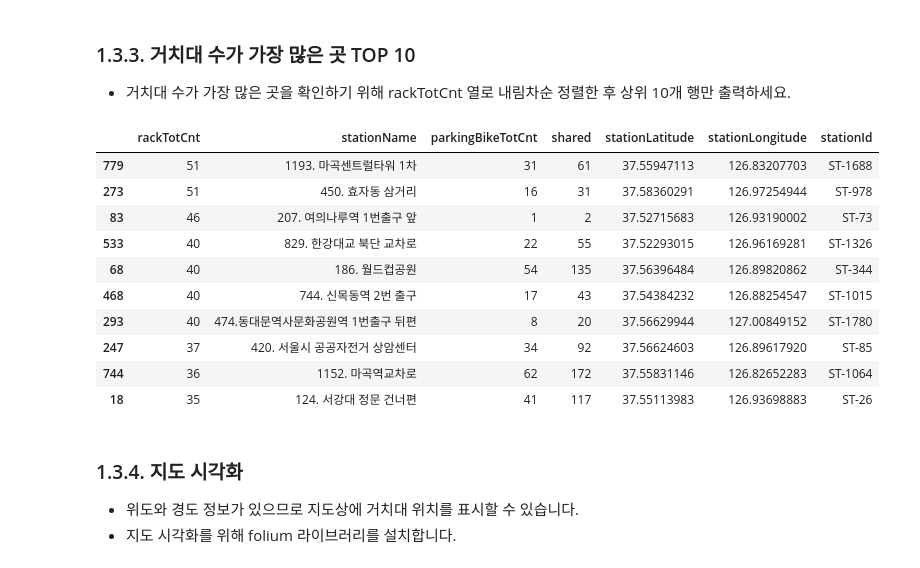
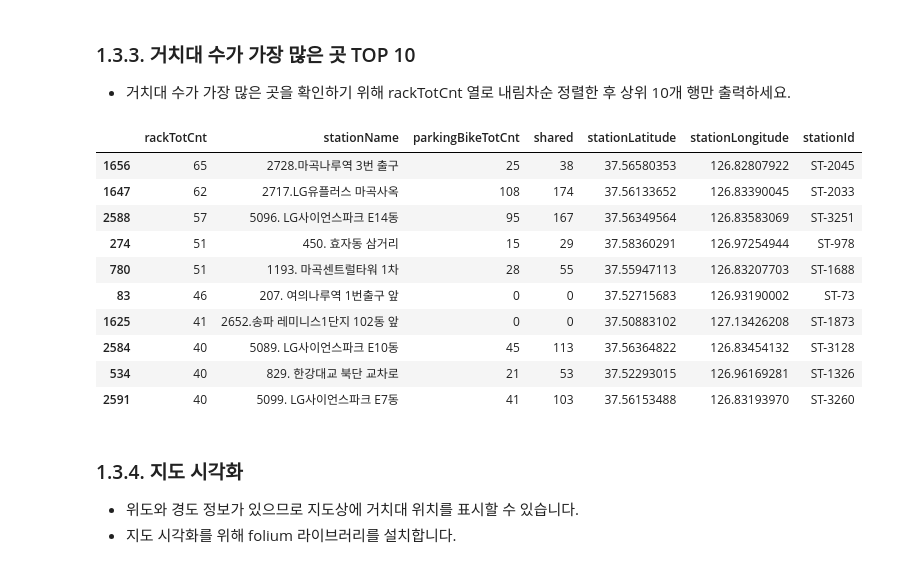
Before and after one commit to jexists/sk_network, a Jupyter notebook: 04.data_collection/50_실습_1/실습01_데이터수집_OpenAPI활용.ipynb, the cells around one changed output. Drawn from its saved outputs; the diff is of its cells as text; code cells hidden in the pictures.

```diff
--- a/04.data_collection/50_실습_1/실습01_데이터수집_OpenAPI활용.ipynb
+++ b/04.data_collection/50_실습_1/실습01_데이터수집_OpenAPI활용.ipynb
@@ -62,19 +62,24 @@ end = 1000
 result = []
 while True:
 
-  start += 1000
-  end += 1000
-
   url = f'http://openapi.seoul.go.kr:8088/{key}/{res_type}/bikeList/{start}/{end}'
   response = urllib.request.urlopen(url)
   json_str = response.read().decode('utf-8')
   # print(json_str)
   json_object = json.loads(json_str)
-  bike = pd.json_normalize(json_object['rentBikeStatus']['row'])
-  result.append(bike)
+  # bike = pd.json_normalize(json_object['rentBikeStatus']['row'])
+  # result.append(bike)
+  result.extend(json_object['rentBikeStatus']['row'])
+
+  print(len(json_object['rentBikeStatus']['row']))
 
   # print(json_object['rentBikeStatus']['list_total_count'])
   if int(json_object['rentBikeStatus']['list_total_count']) < 1000:
     break
-print(result.info())
+
+  start += 1000
+  end += 1000
+final = pd.json_normalize(result)
+print(len(result))
+print(final.info())
 # %% [output]
@@ -134,7 +193,7 @@ memory usage: 54.8 KB
 - 구문 예) df['Money'].astype('int')
 # %%
 # 분석을 위해 승하차 인원 컬럼을 숫자형으로 변환
-bike[['rackTotCnt', 'parkingBikeTotCnt', 'shared']] = bike[['rackTotCnt', 'parkingBikeTotCnt', 'shared']].astype(int)
+final[['rackTotCnt', 'parkingBikeTotCnt', 'shared']] = final[['rackTotCnt', 'parkingBikeTotCnt', 'shared']].astype(int)
 # %% [markdown]
 - 결과를 확인합니다.
 # %%
@@ -185,20 +244,20 @@ bike_guchi_top10
 
 - 거치대 수가 가장 많은 곳을 확인하기 위해 rackTotCnt 열로 내림차순 정렬한 후 상위 10개 행만 출력하세요.
 # %%
-bike_rack_top10 = bike.sort_values(by='rackTotCnt',ascending=False).head(10)
+bike_rack_top10 = final.sort_values(by='rackTotCnt',ascending=False).head(10)
 bike_rack_top10
 # %% [output]
 |  | rackTotCnt | stationName | parkingBikeTotCnt | shared | stationLatitude | stationLongitude | stationId |
-| 779 | 51 | 1193. 마곡센트럴타워 1차 | 31 | 61 | 37.55947113 | 126.83207703 | ST-1688 |
-| 273 | 51 | 450. 효자동 삼거리 | 16 | 31 | 37.58360291 | 126.97254944 | ST-978 |
-| 83 | 46 | 207. 여의나루역 1번출구 앞 | 1 | 2 | 37.52715683 | 126.93190002 | ST-73 |
-| 533 | 40 | 829. 한강대교 북단 교차로 | 22 | 55 | 37.52293015 | 126.96169281 | ST-1326 |
-| 68 | 40 | 186. 월드컵공원 | 54 | 135 | 37.56396484 | 126.89820862 | ST-344 |
-| 468 | 40 | 744. 신목동역 2번 출구 | 17 | 43 | 37.54384232 | 126.88254547 | ST-1015 |
-| 293 | 40 | 474.동대문역사문화공원역 1번출구 뒤편 | 8 | 20 | 37.56629944 | 127.00849152 | ST-1780 |
-| 247 | 37 | 420. 서울시 공공자전거 상암센터 | 34 | 92 | 37.56624603 | 126.89617920 | ST-85 |
-| 744 | 36 | 1152. 마곡역교차로 | 62 | 172 | 37.55831146 | 126.82652283 | ST-1064 |
-| 18 | 35 | 124. 서강대 정문 건너편 | 41 | 117 | 37.55113983 | 126.93698883 | ST-26 |
+| 1656 | 65 | 2728.마곡나루역 3번 출구 | 25 | 38 | 37.56580353 | 126.82807922 | ST-2045 |
+| 1647 | 62 | 2717.LG유플러스 마곡사옥 | 108 | 174 | 37.56133652 | 126.83390045 | ST-2033 |
+| 2588 | 57 | 5096. LG사이언스파크 E14동 | 95 | 167 | 37.56349564 | 126.83583069 | ST-3251 |
+| 274 | 51 | 450. 효자동 삼거리 | 15 | 29 | 37.58360291 | 126.97254944 | ST-978 |
+| 780 | 51 | 1193. 마곡센트럴타워 1차 | 28 | 55 | 37.55947113 | 126.83207703 | ST-1688 |
+| 83 | 46 | 207. 여의나루역 1번출구 앞 | 0 | 0 | 37.52715683 | 126.93190002 | ST-73 |
+| 1625 | 41 | 2652.송파 레미니스1단지 102동 앞 | 0 | 0 | 37.50883102 | 127.13426208 | ST-1873 |
+| 2584 | 40 | 5089. LG사이언스파크 E10동 | 45 | 113 | 37.56364822 | 126.83454132 | ST-3128 |
+| 534 | 40 | 829. 한강대교 북단 교차로 | 21 | 53 | 37.52293015 | 126.96169281 | ST-1326 |
+| 2591 | 40 | 5099. LG사이언스파크 E7동 | 41 | 103 | 37.56153488 | 126.83193970 | ST-3260 |
 # %% [markdown]
 ### 1.3.4. 지도 시각화
 
```
Also changed, not shown: parts of 12 cells of this notebook, 1 other file.
